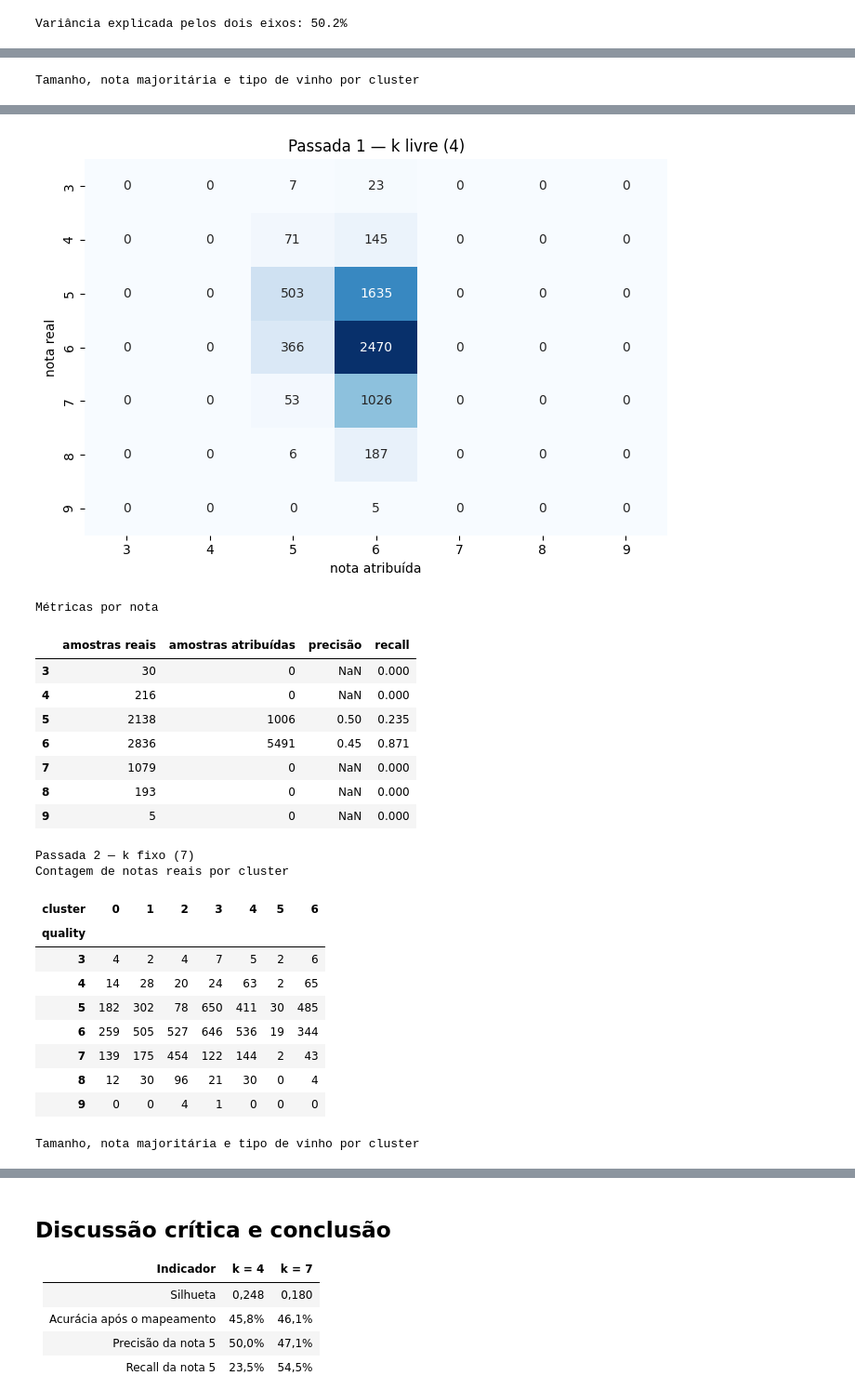
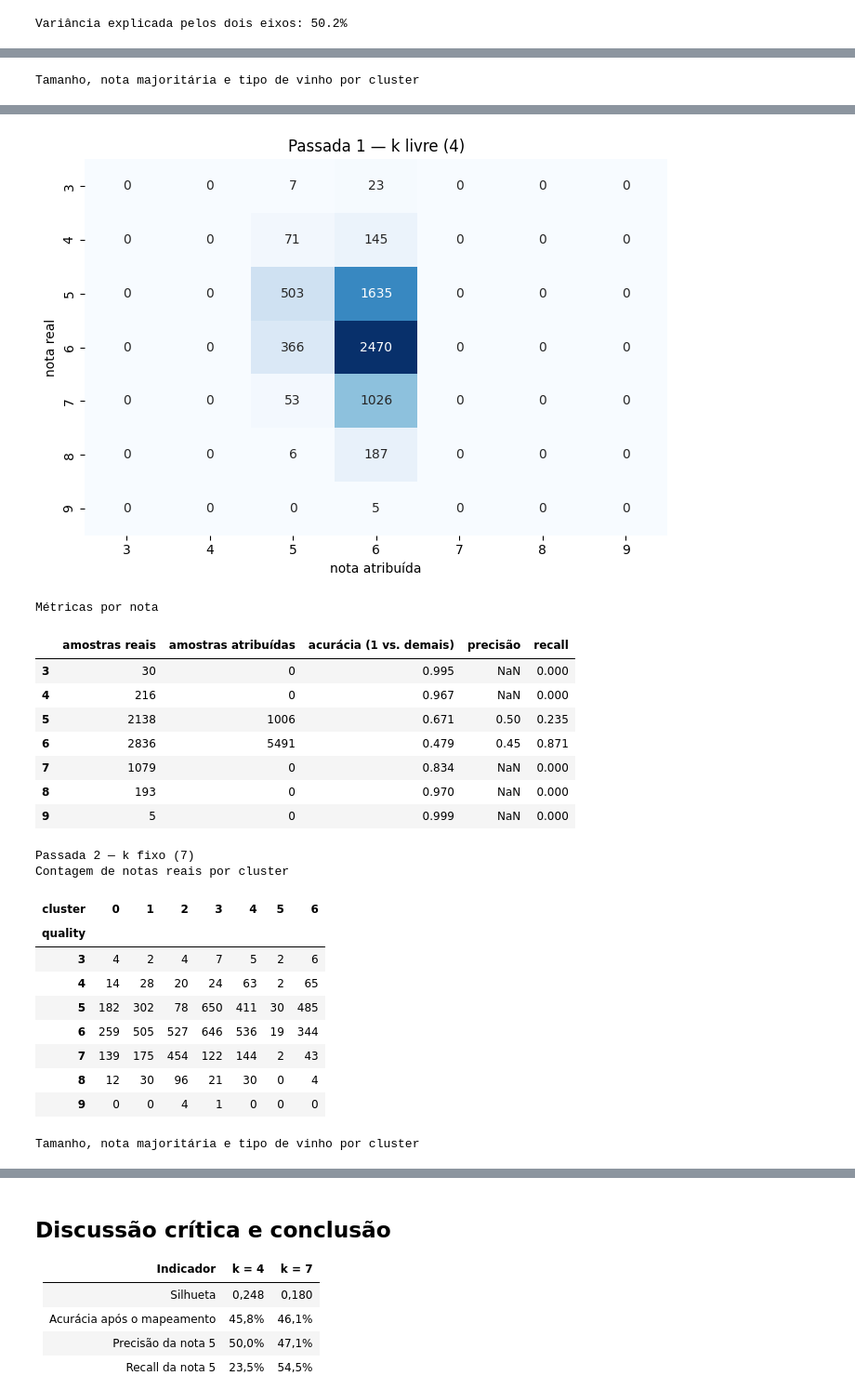
Before and after one commit to georgedfilho1/Projeto-AVD, a Jupyter notebook: notebooks/parte_comum/eda.ipynb, the cells around one changed output, grey strips where cells are left out. Shown at 93% size. Drawn from its saved outputs; the diff is of its cells as text; code cells hidden in the pictures.

Commit message:
Ordena meses cronologicamente e calcula acurácia por nota

```diff
--- a/notebooks/parte_comum/eda.ipynb
+++ b/notebooks/parte_comum/eda.ipynb
@@ -511,9 +513,18 @@ for modelo, titulo in passadas:
     total_atribuidas = matriz.sum(axis=0)
     total_reais = matriz.sum(axis=1)
 
+    # [IA] Codex – apoio no cálculo e na verificação da acurácia de cada nota contra as demais.
+    total = int(matriz.to_numpy().sum())
+    verdadeiros_negativos = total - total_reais - total_atribuidas + acertos
+    acuracia_por_nota = (acertos + verdadeiros_negativos) / total
+    for nota in classes:
+        concordancia_binaria = (notas_reais.eq(nota) == notas_atribuidas.eq(nota)).mean()
+        assert abs(acuracia_por_nota.loc[nota] - concordancia_binaria) < 1e-12
+
     metricas = pd.DataFrame({
         "amostras reais": total_reais,
         "amostras atribuídas": total_atribuidas,
+        "acurácia (1 vs. demais)": acuracia_por_nota,
         "precisão": acertos.div(total_atribuidas.where(total_atribuidas.gt(0))),
         "recall": acertos.div(total_reais),
     })
@@ -526,41 +537,41 @@ for modelo, titulo in passadas:
         "acurácia": acertos.sum() / len(vinhos),
         "silhueta": silhouette_score(X_padronizado, clusters),
     })
 
 comparacao = pd.DataFrame(resultados).set_index("k")
 display(comparacao.round(3))
 
 referencia = notas_reais.value_counts(normalize=True).max()
 print(f"Acurácia de referência ao atribuir sempre a nota 6: {referencia:.1%}")
 # %% [output]
 Passada 1 — k livre (4)
 Contagem de notas reais por cluster
 | cluster | 0 | 1 | 2 | 3 |
 | quality |  |  |  |  |
 | 3 | 7 | 10 | 5 | 8 |
 | 4 | 71 | 44 | 20 | 81 |
 | 5 | 503 | 797 | 229 | 609 |
 | 6 | 366 | 833 | 285 | 1352 |
 | 7 | 53 | 157 | 136 | 733 |
 | 8 | 6 | 31 | 12 | 144 |
 | 9 | 0 | 1 | 0 | 4 |
 Tamanho, nota majoritária e tipo de vinho por cluster
 | tipo_vinho | amostras | nota majoritária | branco (%) | tinto (%) |
 | cluster |  |  |  |  |
 | 0 | 1006 | 5 | 8.8 | 91.2 |
 | 1 | 1873 | 6 | 99.8 | 0.2 |
 | 2 | 687 | 6 | 7.1 | 92.9 |
 | 3 | 2931 | 6 | 98.6 | 1.4 |
 [figure]
 Métricas por nota
-|  | amostras reais | amostras atribuídas | precisão | recall |
-| 3 | 30 | 0 | NaN | 0.000 |
-| 4 | 216 | 0 | NaN | 0.000 |
-| 5 | 2138 | 1006 | 0.50 | 0.235 |
-| 6 | 2836 | 5491 | 0.45 | 0.871 |
-| 7 | 1079 | 0 | NaN | 0.000 |
-| 8 | 193 | 0 | NaN | 0.000 |
-| 9 | 5 | 0 | NaN | 0.000 |
+|  | amostras reais | amostras atribuídas | acurácia (1 vs. demais) | precisão | recall |
+| 3 | 30 | 0 | 0.995 | NaN | 0.000 |
+| 4 | 216 | 0 | 0.967 | NaN | 0.000 |
+| 5 | 2138 | 1006 | 0.671 | 0.50 | 0.235 |
+| 6 | 2836 | 5491 | 0.479 | 0.45 | 0.871 |
+| 7 | 1079 | 0 | 0.834 | NaN | 0.000 |
+| 8 | 193 | 0 | 0.970 | NaN | 0.000 |
+| 9 | 5 | 0 | 0.999 | NaN | 0.000 |
 Passada 2 — k fixo (7)
 Contagem de notas reais por cluster
 | cluster | 0 | 1 | 2 | 3 | 4 | 5 | 6 |
```
Also changed, not shown: parts of 1 cell of this notebook, 2 other files.
